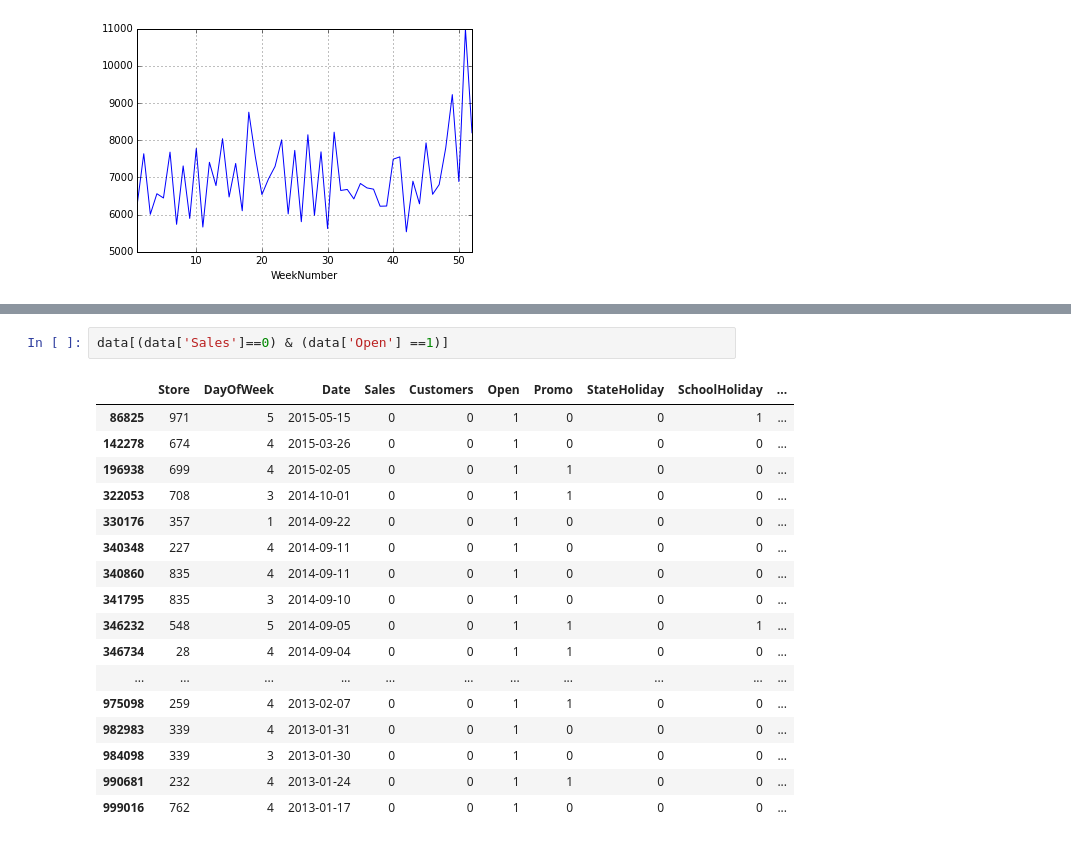
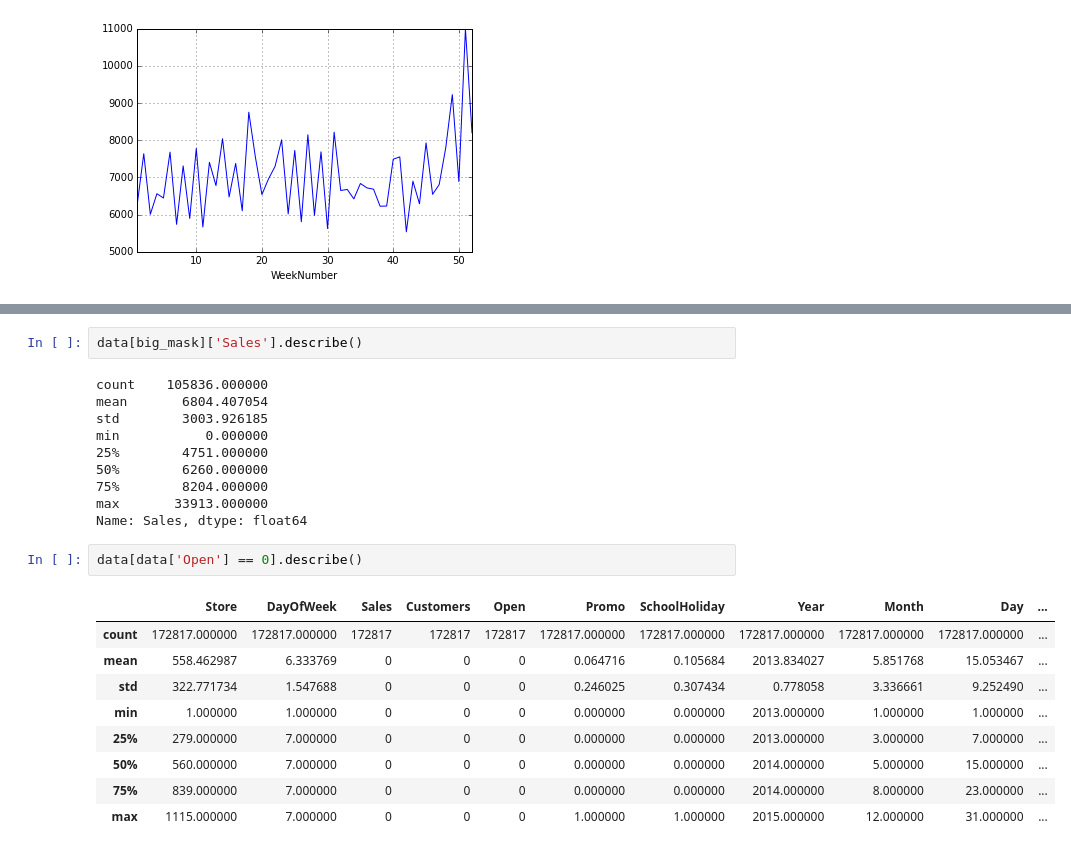
Before and after one commit to jaydik/bia656, a Jupyter notebook: DataExploration.ipynb, the cells around one changed output, grey strips where cells are left out. Saved outputs shown, nothing was run; the diff lists cells and outputs as text.

```diff
--- a/DataExploration.ipynb
+++ b/DataExploration.ipynb
@@ -97,20 +91,24 @@ dtype: int64
+# %%
+data[big_mask]['Sales'].describe()
+# %% [output]
+count    105836.000000
+mean       6804.407054
+std        3003.926185
+min           0.000000
+25%        4751.000000
+50%        6260.000000
+75%        8204.000000
+max       33913.000000
+Name: Sales, dtype: float64
 # %%
-data[(data['Sales']==0) & (data['Open'] ==1)]
+data[data['Open'] == 0].describe()
 # %% [output]
-|  | Store | DayOfWeek | Date | Sales | Customers | Open | Promo | StateHoliday | SchoolHoliday | ... |
-| 86825 | 971 | 5 | 2015-05-15 | 0 | 0 | 1 | 0 | 0 | 1 | ... |
-| 142278 | 674 | 4 | 2015-03-26 | 0 | 0 | 1 | 0 | 0 | 0 | ... |
-| 196938 | 699 | 4 | 2015-02-05 | 0 | 0 | 1 | 1 | 0 | 0 | ... |
-| 322053 | 708 | 3 | 2014-10-01 | 0 | 0 | 1 | 1 | 0 | 0 | ... |
-| 330176 | 357 | 1 | 2014-09-22 | 0 | 0 | 1 | 0 | 0 | 0 | ... |
-| 340348 | 227 | 4 | 2014-09-11 | 0 | 0 | 1 | 0 | 0 | 0 | ... |
-| 340860 | 835 | 4 | 2014-09-11 | 0 | 0 | 1 | 0 | 0 | 0 | ... |
-| 341795 | 835 | 3 | 2014-09-10 | 0 | 0 | 1 | 0 | 0 | 0 | ... |
-| 346232 | 548 | 5 | 2014-09-05 | 0 | 0 | 1 | 1 | 0 | 1 | ... |
-| 346734 | 28 | 4 | 2014-09-04 | 0 | 0 | 1 | 1 | 0 | 0 | ... |
-| ... | ... | ... | ... | ... | ... | ... | ... | ... | ... | ... |
-| 975098 | 259 | 4 | 2013-02-07 | 0 | 0 | 1 | 1 | 0 | 0 | ... |
-| 982983 | 339 | 4 | 2013-01-31 | 0 | 0 | 1 | 0 | 0 | 0 | ... |
-| 984098 | 339 | 3 | 2013-01-30 | 0 | 0 | 1 | 0 | 0 | 0 | ... |
-| 990681 | 232 | 4 | 2013-01-24 | 0 | 0 | 1 | 1 | 0 | 0 | ... |
-| 999016 | 762 | 4 | 2013-01-17 | 0 | 0 | 1 | 0 | 0 | 0 | ... |
+|  | Store | DayOfWeek | Sales | Customers | Open | Promo | SchoolHoliday | Year | Month | Day | ... |
+| count | 172817.000000 | 172817.000000 | 172817 | 172817 | 172817 | 172817.000000 | 172817.000000 | 172817.000000 | 172817.000000 | 172817.000000 | ... |
+| mean | 558.462987 | 6.333769 | 0 | 0 | 0 | 0.064716 | 0.105684 | 2013.834027 | 5.851768 | 15.053467 | ... |
+| std | 322.771734 | 1.547688 | 0 | 0 | 0 | 0.246025 | 0.307434 | 0.778058 | 3.336661 | 9.252490 | ... |
+| min | 1.000000 | 1.000000 | 0 | 0 | 0 | 0.000000 | 0.000000 | 2013.000000 | 1.000000 | 1.000000 | ... |
+| 25% | 279.000000 | 7.000000 | 0 | 0 | 0 | 0.000000 | 0.000000 | 2013.000000 | 3.000000 | 7.000000 | ... |
+| 50% | 560.000000 | 7.000000 | 0 | 0 | 0 | 0.000000 | 0.000000 | 2014.000000 | 5.000000 | 15.000000 | ... |
+| 75% | 839.000000 | 7.000000 | 0 | 0 | 0 | 0.000000 | 0.000000 | 2014.000000 | 8.000000 | 23.000000 | ... |
+| max | 1115.000000 | 7.000000 | 0 | 0 | 0 | 1.000000 | 1.000000 | 2015.000000 | 12.000000 | 31.000000 | ... |
```
Also changed, not shown: parts of 3 cells of this notebook.
